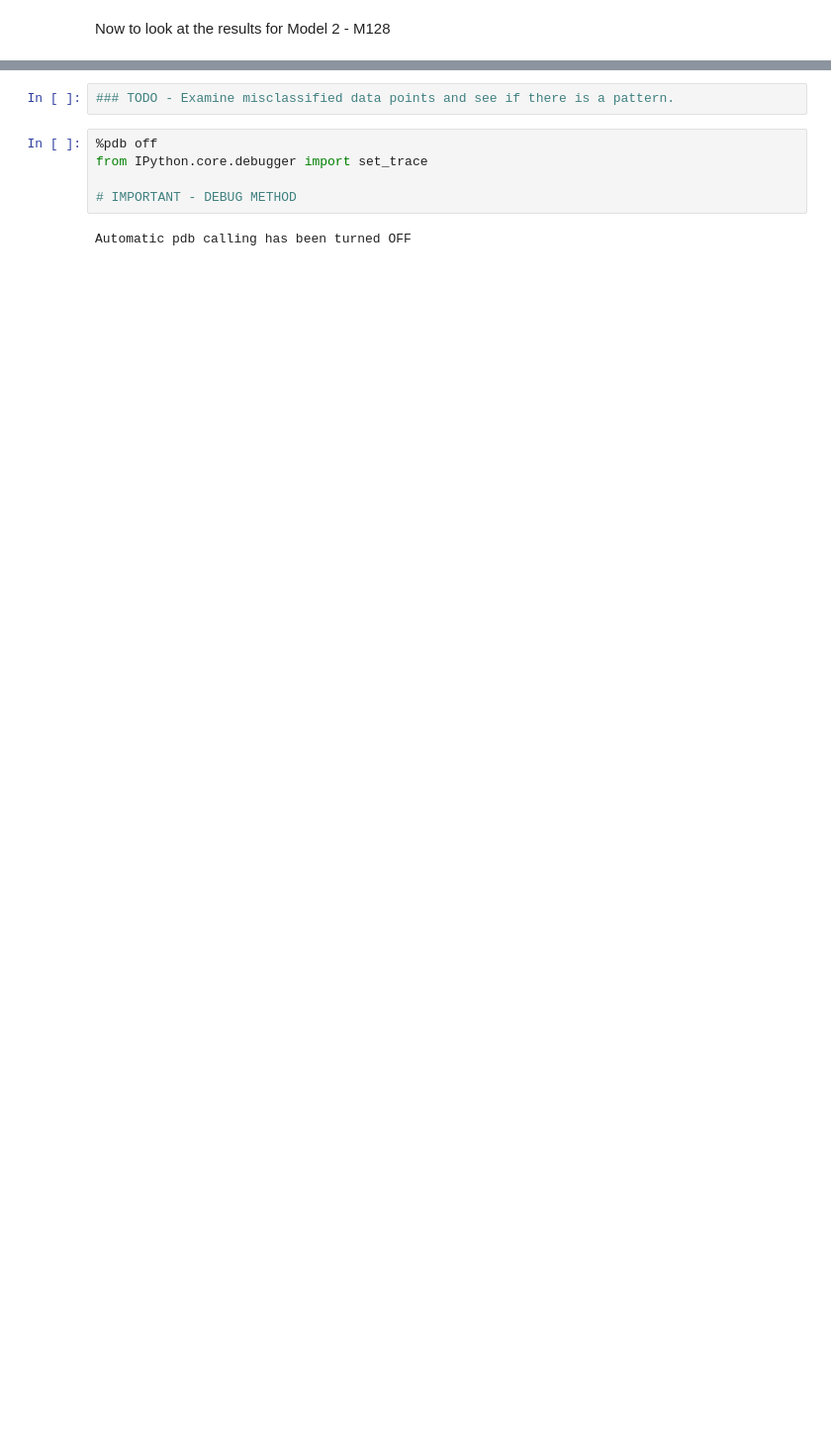
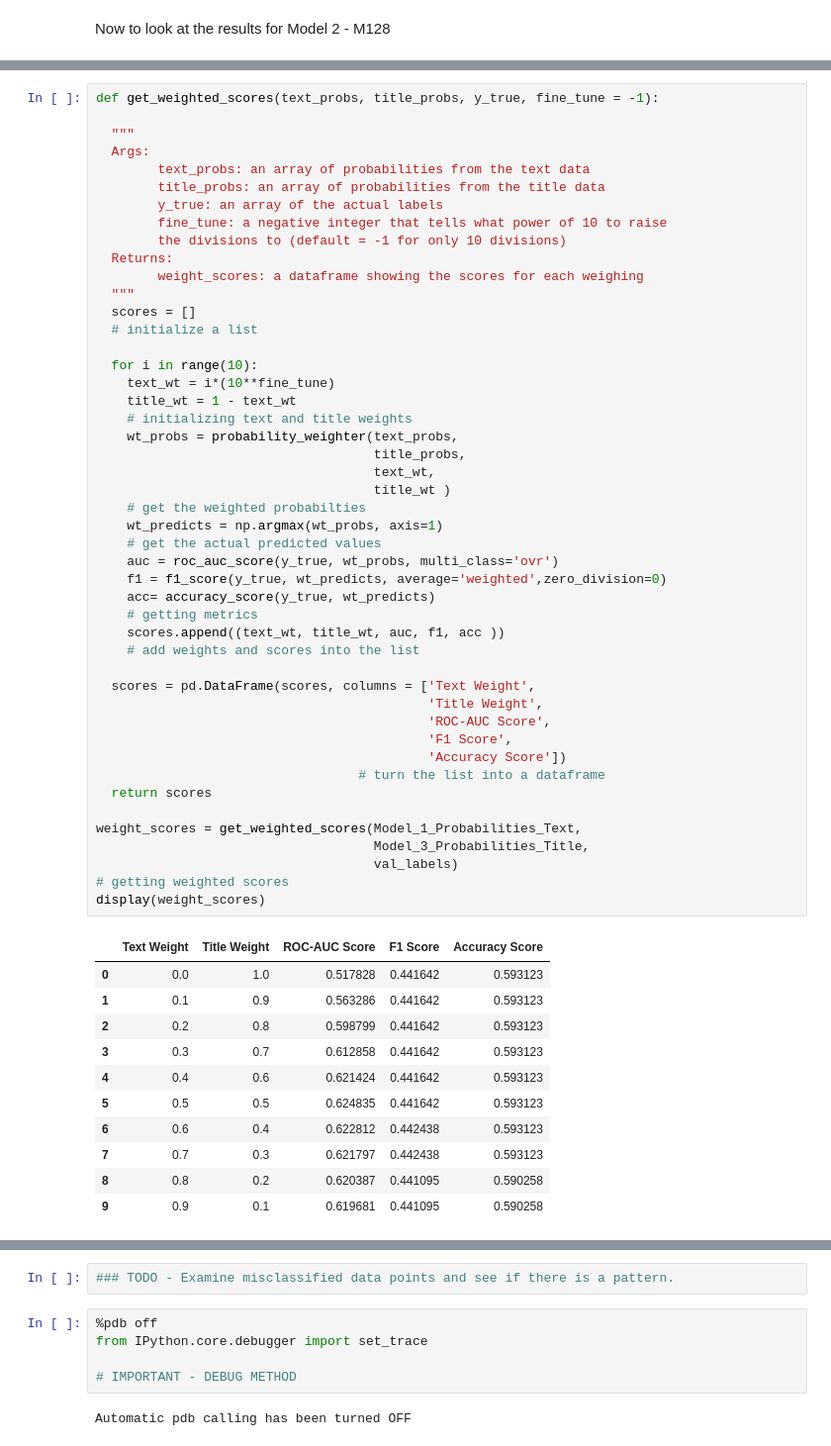
Before and after one commit to EdwardMMiller/Predicting-Party-Support-From-Bill-Text, a Jupyter notebook: Capstone_I_Using_Bill_Text_To_Predict_Party_Support.ipynb, the cells around one changed output, grey strips where cells are left out. Shown at 99% size. Drawn from its saved outputs; the diff is of its cells as text; blank space fills up the shorter version.

```diff
--- a/Capstone_I_Using_Bill_Text_To_Predict_Party_Support.ipynb
+++ b/Capstone_I_Using_Bill_Text_To_Predict_Party_Support.ipynb
@@ -2684,0 +2944,59 @@ ValueError: Target is multiclass but average='binary'. Please choose another ave
+# %%
+def get_weighted_scores(text_probs, title_probs, y_true, fine_tune = -1):
+
+  """
+  Args:
+        text_probs: an array of probabilities from the text data
+        title_probs: an array of probabilities from the title data
+        y_true: an array of the actual labels
+        fine_tune: a negative integer that tells what power of 10 to raise
+        the divisions to (default = -1 for only 10 divisions)
+  Returns:
+        weight_scores: a dataframe showing the scores for each weighing
+  """
+  scores = []
+  # initialize a list
+
+  for i in range(10):
+    text_wt = i*(10**fine_tune)
+    title_wt = 1 - text_wt
+    # initializing text and title weights
+    wt_probs = probability_weighter(text_probs,
+                                    title_probs,
+                                    text_wt,
+                                    title_wt )
+    # get the weighted probabilties
+    wt_predicts = np.argmax(wt_probs, axis=1)
+    # get the actual predicted values
+    auc = roc_auc_score(y_true, wt_probs, multi_class='ovr')
+    f1 = f1_score(y_true, wt_predicts, average='weighted',zero_division=0)
+    acc= accuracy_score(y_true, wt_predicts)
+    # getting metrics
+    scores.append((text_wt, title_wt, auc, f1, acc ))
+    # add weights and scores into the list
+
+  scores = pd.DataFrame(scores, columns = ['Text Weight',
+                                           'Title Weight',
+                                           'ROC-AUC Score',
+                                           'F1 Score',
+                                           'Accuracy Score'])
+                                  # turn the list into a dataframe
+  return scores
+
+weight_scores = get_weighted_scores(Model_1_Probabilities_Text,
+                                    Model_3_Probabilities_Title,
+                                    val_labels)
+# getting weighted scores
+display(weight_scores)
+# %% [output]
+|  | Text Weight | Title Weight | ROC-AUC Score | F1 Score | Accuracy Score |
+| 0 | 0.0 | 1.0 | 0.517828 | 0.441642 | 0.593123 |
+| 1 | 0.1 | 0.9 | 0.563286 | 0.441642 | 0.593123 |
+| 2 | 0.2 | 0.8 | 0.598799 | 0.441642 | 0.593123 |
+| 3 | 0.3 | 0.7 | 0.612858 | 0.441642 | 0.593123 |
+| 4 | 0.4 | 0.6 | 0.621424 | 0.441642 | 0.593123 |
+| 5 | 0.5 | 0.5 | 0.624835 | 0.441642 | 0.593123 |
+| 6 | 0.6 | 0.4 | 0.622812 | 0.442438 | 0.593123 |
+| 7 | 0.7 | 0.3 | 0.621797 | 0.442438 | 0.593123 |
+| 8 | 0.8 | 0.2 | 0.620387 | 0.441095 | 0.590258 |
+| 9 | 0.9 | 0.1 | 0.619681 | 0.441095 | 0.590258 |
```
Also changed, not shown: parts of 15 cells of this notebook.
